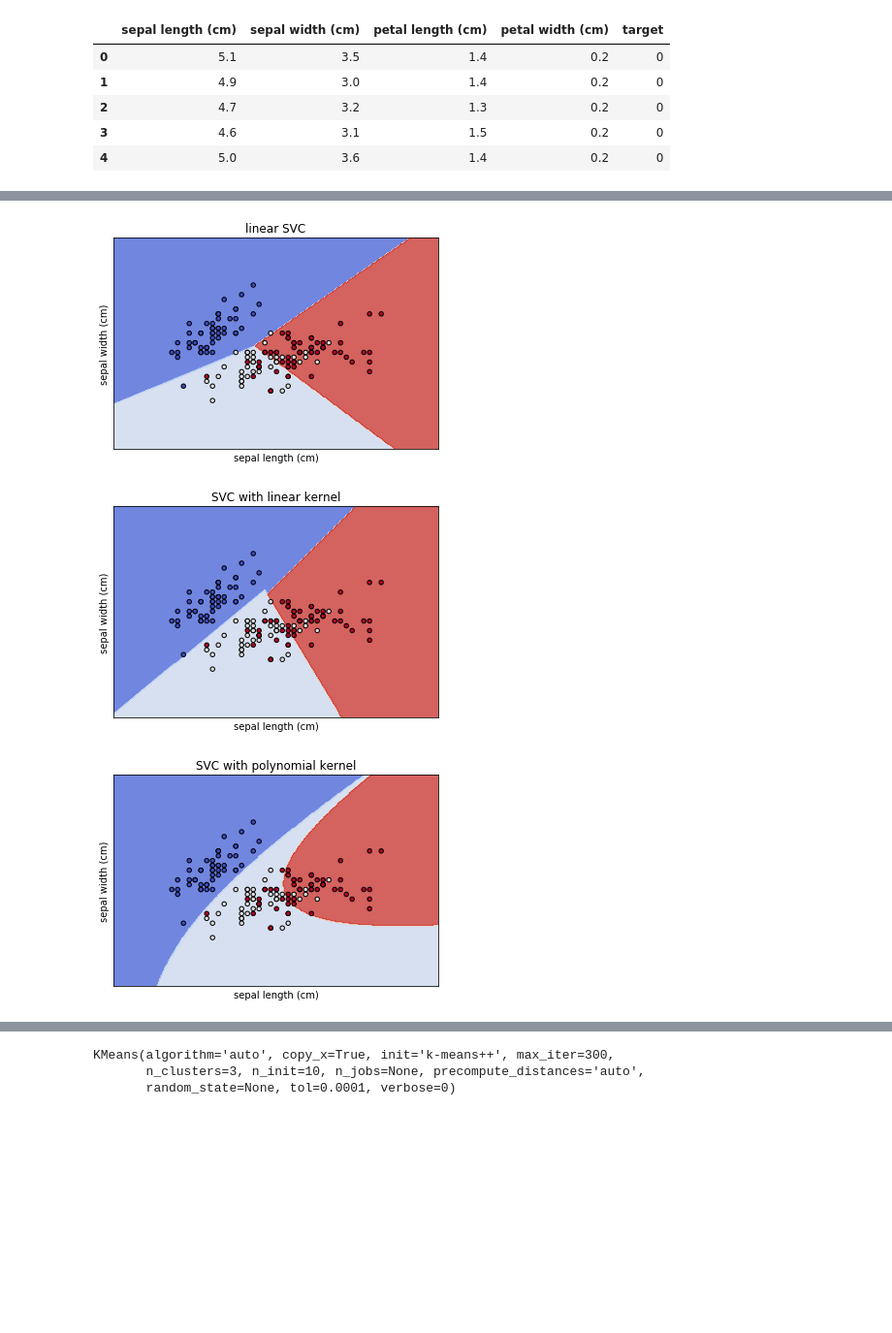
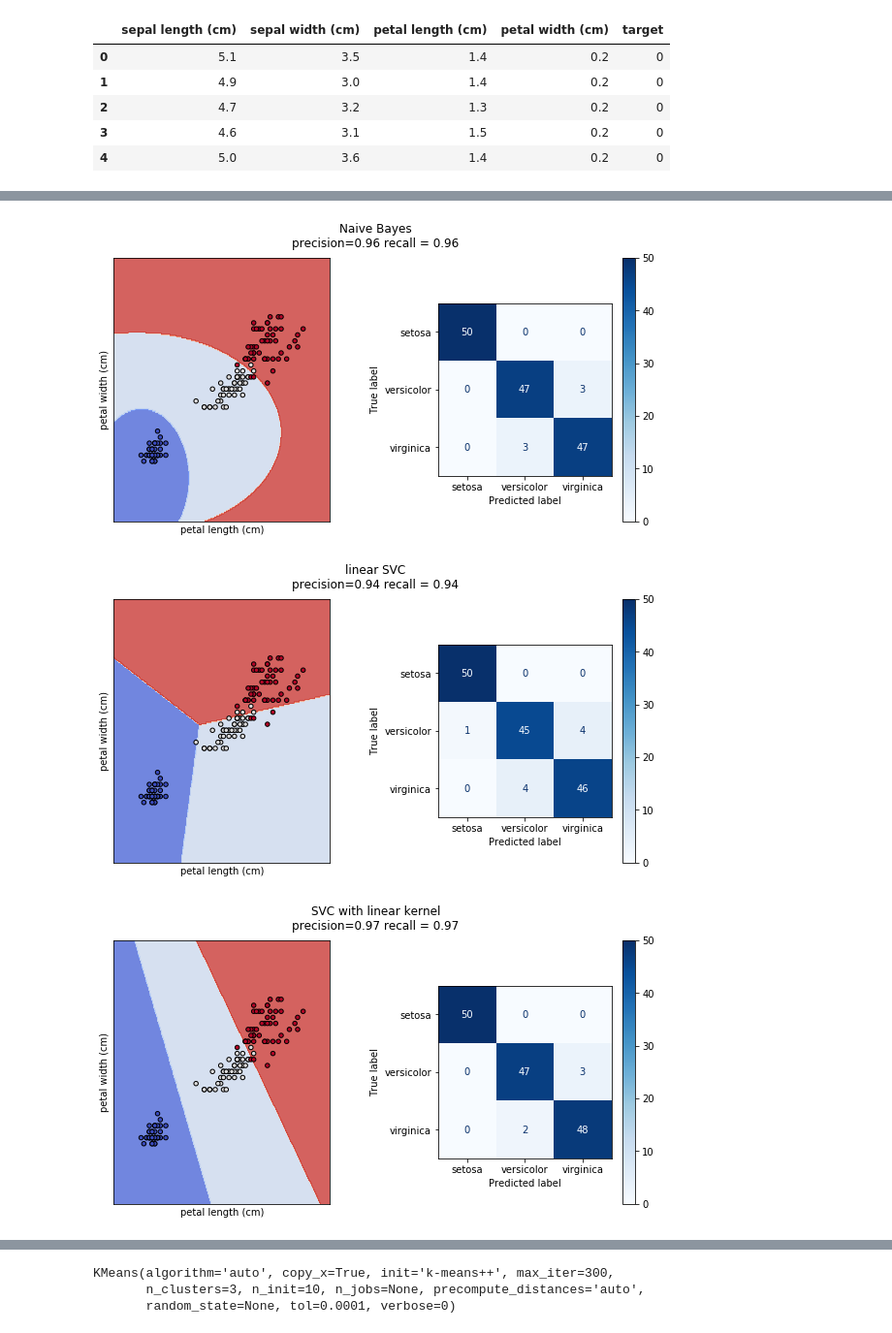
Before and after one commit to dhervillez/machine_learning_training, a Jupyter notebook: iris_classification_sklearn.ipynb, the cells around one changed output, grey strips where cells are left out. Shown: that part at 97% size. Saved outputs shown, nothing was run; the diff lists cells and outputs as text; code cells hidden in the pictures; blank space fills up the shorter version.

Commit message:
include score

```diff
--- a/iris_classification_sklearn.ipynb
+++ b/iris_classification_sklearn.ipynb
@@ -47,13 +49,14 @@ def plot_contours(ax, clf, xx, yy, **params):
     out = ax.contourf(xx, yy, Z, **params)
     return out
 # %%
-def iris_classifier(df, independant_var, title, model):
+def iris_classifier(df, independant_var, model_name, model):
     """Fit a classifer defined in model based on independant_var
 
     Parameters
     ----------
     df: dataset
     independant_var: list of independant variable (length 2)
+    model_name: name of the model to be displayed in the title
     model: sklearn classifier
     """
 
@@ -62,17 +65,27 @@ def iris_classifier(df, independant_var, title, model):
     xx, yy = make_meshgrid(X0, X1)
     y=df['target']
 
-    fig, ax = plt.subplots(1, 1)
-    plot_contours(ax, model, xx, yy,
+    fig, ax = plt.subplots(1, 2, figsize=(10, 5))
+    plot_contours(ax[0], model, xx, yy,
                   cmap=plt.cm.coolwarm, alpha=0.8)
-    ax.scatter(X0, X1, c=y, cmap=plt.cm.coolwarm, s=20, edgecolors='k')
-    ax.set_xlim(xx.min(), xx.max())
-    ax.set_ylim(yy.min(), yy.max())
-    ax.set_xlabel(independant_var[0])
-    ax.set_ylabel(independant_var[1])
-    ax.set_xticks(())
-    ax.set_yticks(())
-    ax.set_title(title)
+    ax[0].scatter(X0, X1, c=y, cmap=plt.cm.coolwarm, s=20, edgecolors='k')
+    ax[0].set_xlim(xx.min(), xx.max())
+    ax[0].set_ylim(yy.min(), yy.max())
+    ax[0].set_xlabel(independant_var[0])
+    ax[0].set_ylabel(independant_var[1])
+    ax[0].set_xticks(())
+    ax[0].set_yticks(())
+
+    plot_confusion_matrix(model, df[independant_var], df['target'],
+                                 display_labels=class_names,
+                                 cmap=plt.cm.Blues, ax=ax[1])
+
+    plt.subplots_adjust(wspace=0.5)
+
+    precision = precision_score(df['target'], model.predict(df[independant_var]), average='macro')
+    recall = recall_score(df['target'], model.predict(df[independant_var]), average='macro')
+
+    fig.suptitle('{}\nprecision={:.2f} recall = {:.2f}'.format(model_name, precision, recall))
 # %% [markdown]
 # Import data
 # %%
@@ -118,5 +144,6 @@ df.head()
 # %%
 models = {
+    'Naive Bayes': GaussianNB(),
     'linear SVC': LinearSVC(C=1, max_iter=10000),
     'SVC with linear kernel': SVC(kernel='linear', C=1),
     'SVC with polynomial kernel': SVC(kernel='poly', degree=3, gamma='auto', C=1),
@@ -129,11 +156,16 @@ models = {
     'gaussian process': GaussianProcessClassifier(kernel=RBF())
 }
 # %%
-independant_var = ['sepal length (cm)', 'sepal width (cm)']
+independant_var = ['sepal length (cm)', 'sepal width (cm)', 'petal length (cm)', 'petal width (cm)']
+
+randomlist = random.sample(range(0, len(independant_var)), len(independant_var))
+independant_var2 = []
+for i in randomlist:
+    independant_var2.append(independant_var[i])
 
 for key, item in models.items():
-    iris_classifier(df, independant_var, key, item)
+    iris_classifier(df, independant_var2[:2], key, item)
 # %% [output]
-[figure, old version]
+[figure, new version]
-[figure, old version]
+[figure, new version]
-[figure, old version]
+[figure, new version]
```
Also changed, not shown: parts of 9 cells of this notebook, 1 other file.
